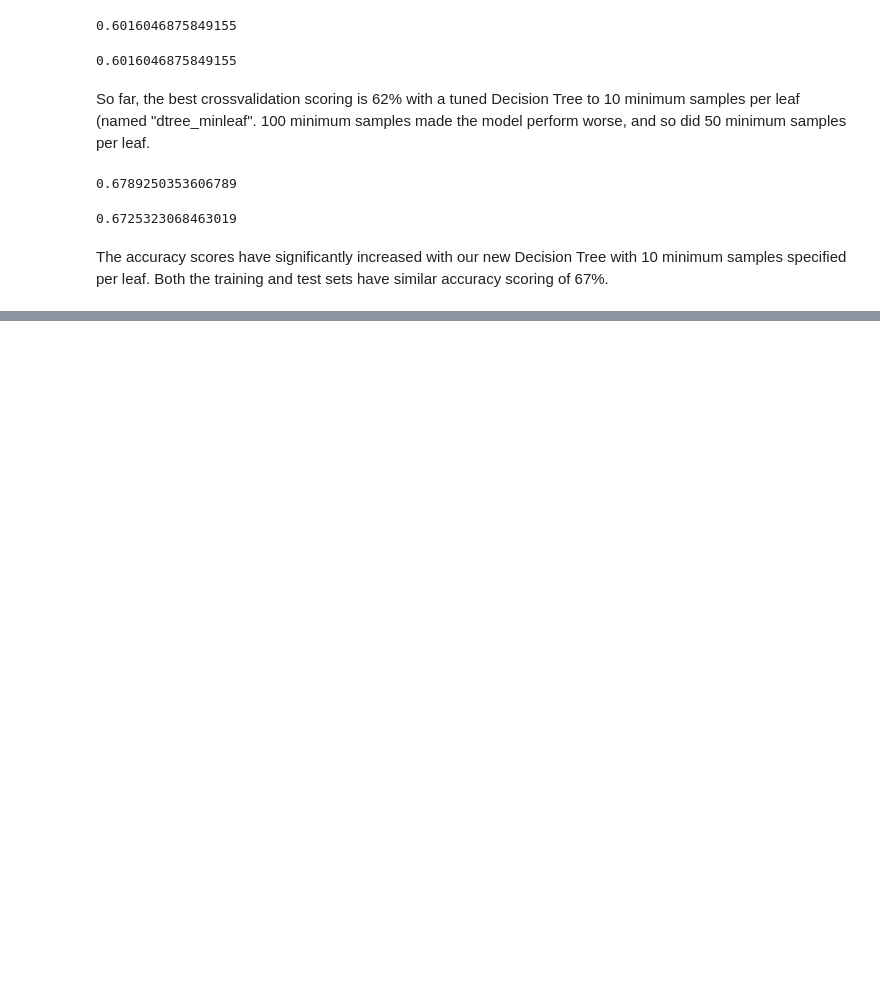
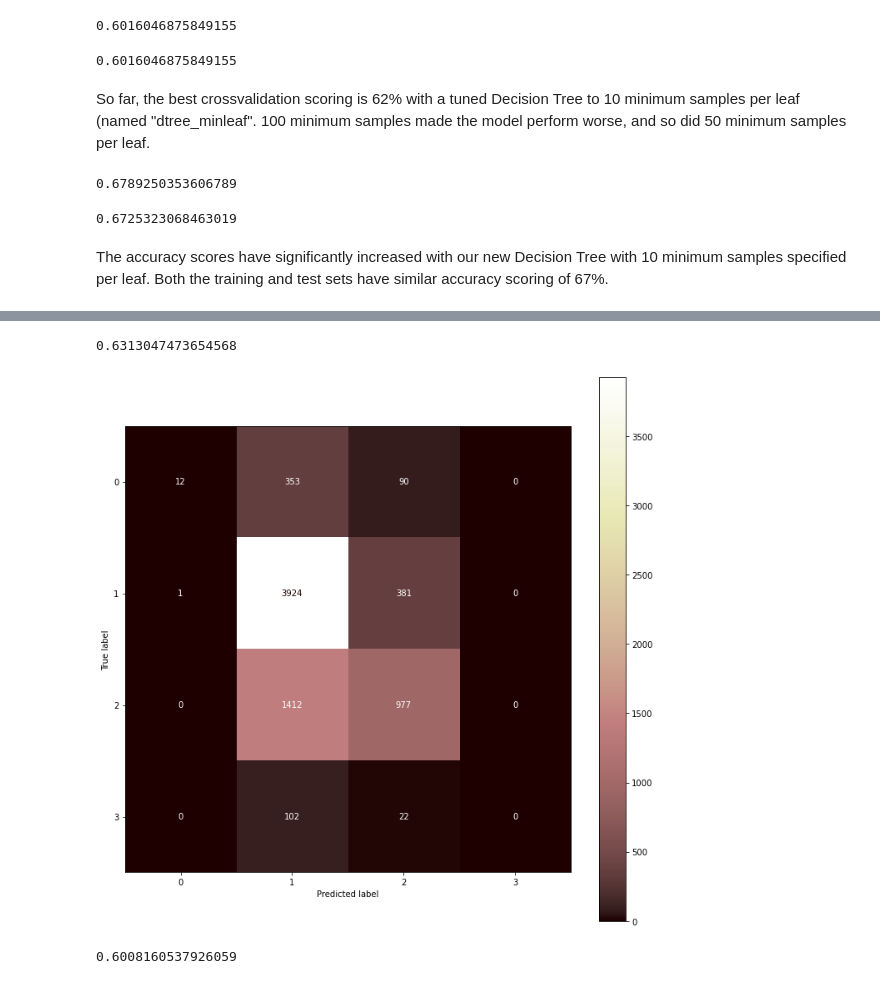
Before and after one commit to AJMarshall-25/Tweet_NLP_Project, a Jupyter notebook: notebooks/Samantha/sam_111621_1014am.ipynb, the cells around one changed output, grey strips where cells are left out. Cells and saved outputs as stored; diff of their text form; code cells hidden in the pictures; blank space fills up the shorter version.

```diff
--- a/notebooks/Samantha/sam_111621_1014am.ipynb
+++ b/notebooks/Samantha/sam_111621_1014am.ipynb
@@ -421,0 +427,25 @@ The accuracy scores have significantly increased with our new Decision Tree with
+# %%
+#create a new DT model with 10 min samples per leaf and specify class weight as balanced
+weightdict = {1: .5, 2: .4, 0: .08, 3: .02}
+dtree_minleaf_balanced = DecisionTreeClassifier(min_samples_leaf=10, class_weight=weightdict)
+dtree_minleaf_balanced.fit(X_train_countvec, new_y_train)
+
+dtbal_crossval_test = cross_val_score(dtree_minleaf_balanced, X_train_countvec, new_y_train, cv=5)
+dtbal_crossval_test.mean()
+# %% [output]
+0.6313047473654568
+# %%
+fig, ax = plt.subplots(figsize=(12,12))
+plot_confusion_matrix(dtree_minleaf_balanced, X_test_vect, y_test, ax=ax, cmap="pink");
+# %% [output]
+[figure, added]
+# %%
+#eliminate weighting of "3", category will be dropped
+weightdict2 = {1: .3, 2: .4, 0: .3, 3: .00}
+dtree_minleaf_balanced2 = DecisionTreeClassifier(min_samples_leaf=10, class_weight=weightdict2)
+dtree_minleaf_balanced2.fit(X_train_countvec, new_y_train)
+
+dtbal_crossval_test2 = cross_val_score(dtree_minleaf_balanced2, X_train_countvec, new_y_train, cv=5)
+dtbal_crossval_test2.mean()
+# %% [output]
+0.6008160537926059
```
Also changed, not shown: parts of 2 cells of this notebook.
